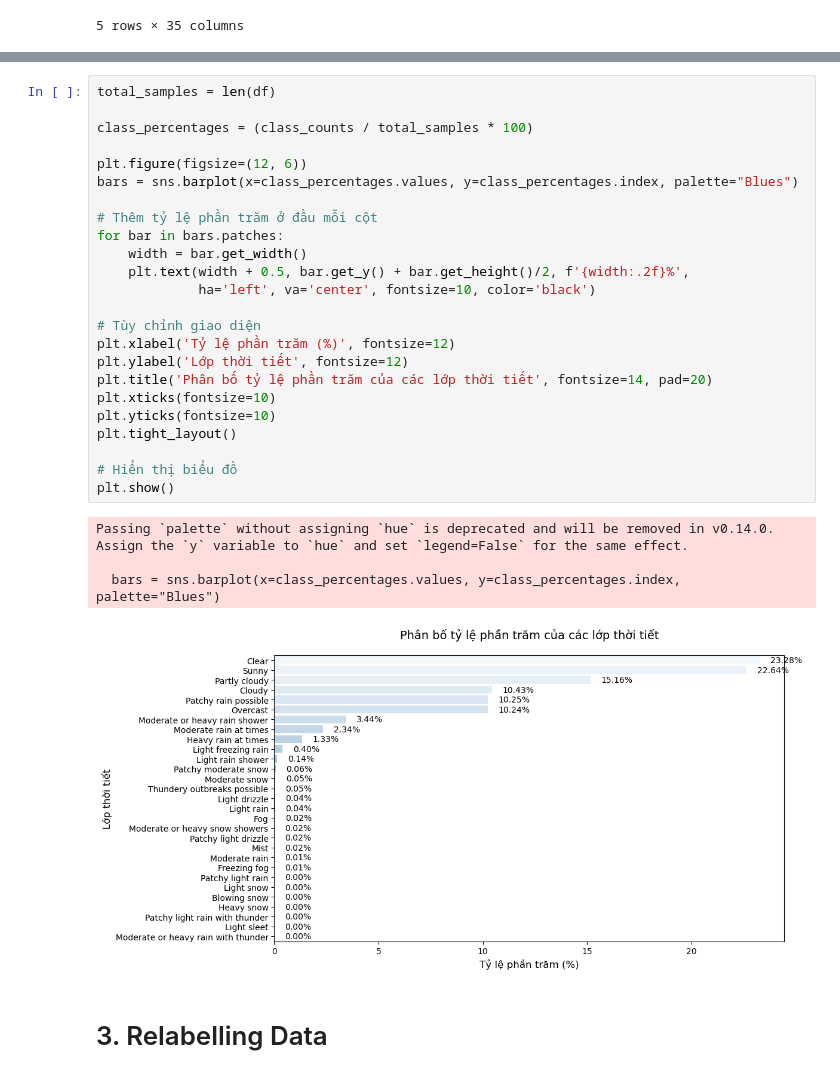
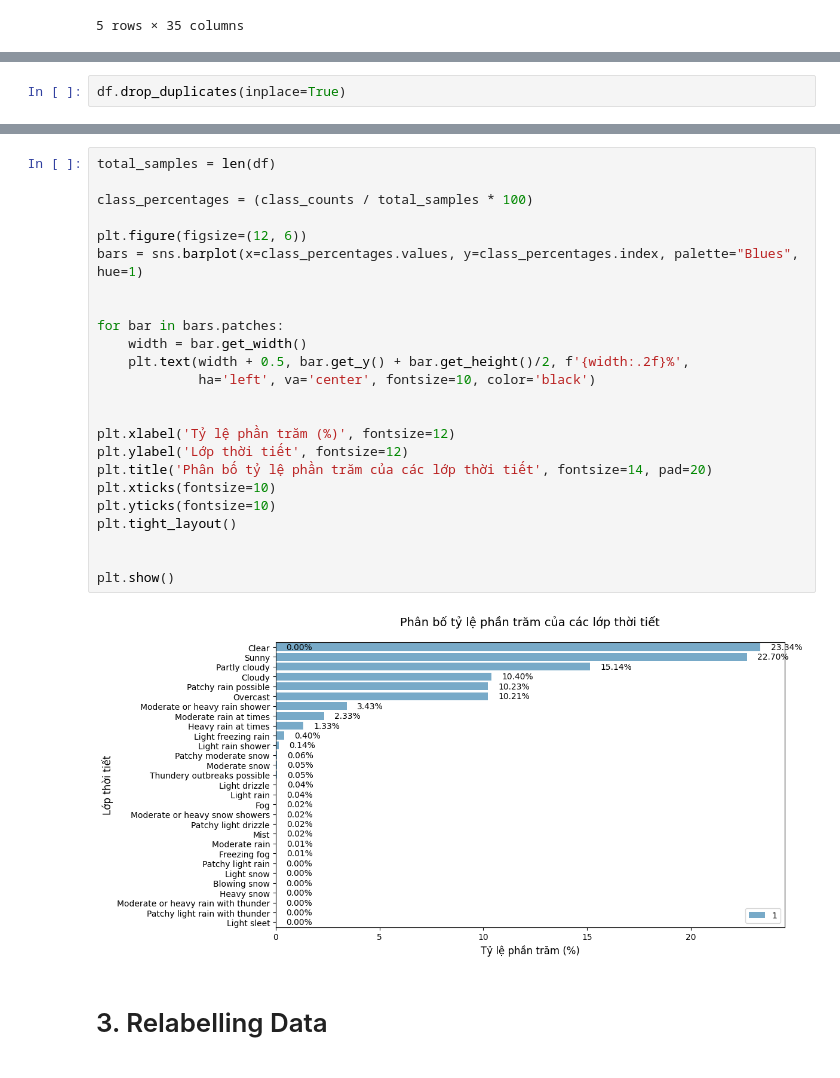
Before and after one commit to votienkhoa/weather-predictor, a Jupyter notebook: I. Handling Raw Data.ipynb, the cells around one changed output, grey strips where cells are left out. Drawn from its saved outputs; the diff is of its cells as text.

```diff
--- a/I. Handling Raw Data.ipynb
+++ b/I. Handling Raw Data.ipynb
@@ -41,3 +48,5 @@ df.head()
+# %%
+df.drop_duplicates(inplace=True)
 # %%
 class_counts = df['condition'].value_counts()
 class_counts
@@ -62,31 +71,28 @@ Name: count, dtype: int64
 # %%
 total_samples = len(df)
 
 class_percentages = (class_counts / total_samples * 100)
 
 plt.figure(figsize=(12, 6))
-bars = sns.barplot(x=class_percentages.values, y=class_percentages.index, palette="Blues")
+bars = sns.barplot(x=class_percentages.values, y=class_percentages.index, palette="Blues", hue=1)
 
-# Thêm tỷ lệ phần trăm ở đầu mỗi cột
+
 for bar in bars.patches:
     width = bar.get_width()
     plt.text(width + 0.5, bar.get_y() + bar.get_height()/2, f'{width:.2f}%',
              ha='left', va='center', fontsize=10, color='black')
 
-# Tùy chỉnh giao diện
+
 plt.xlabel('Tỷ lệ phần trăm (%)', fontsize=12)
 plt.ylabel('Lớp thời tiết', fontsize=12)
 plt.title('Phân bố tỷ lệ phần trăm của các lớp thời tiết', fontsize=14, pad=20)
 plt.xticks(fontsize=10)
 plt.yticks(fontsize=10)
 plt.tight_layout()
 
-# Hiển thị biểu đồ
+
 plt.show()
 # %% [output]
-Passing `palette` without assigning `hue` is deprecated and will be removed in v0.14.0. Assign the `y` variable to `hue` and set `legend=False` for the same effect.
-
-  bars = sns.barplot(x=class_percentages.values, y=class_percentages.index, palette="Blues")
-[figure, old version]
+[figure, new version]
 # %% [markdown]
 # 3. Relabelling Data
```
Also changed, not shown: parts of 8 cells of this notebook, 5 other files.
